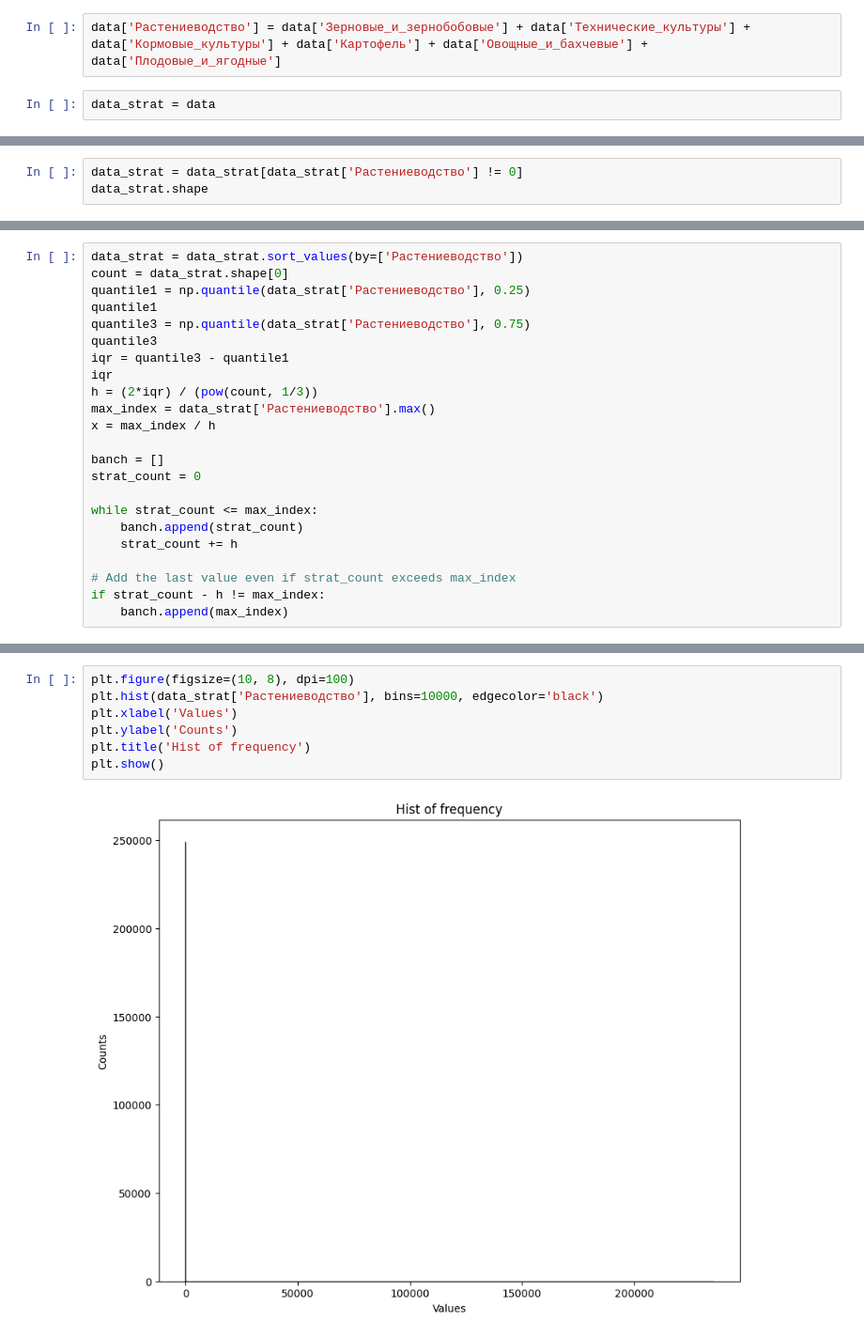
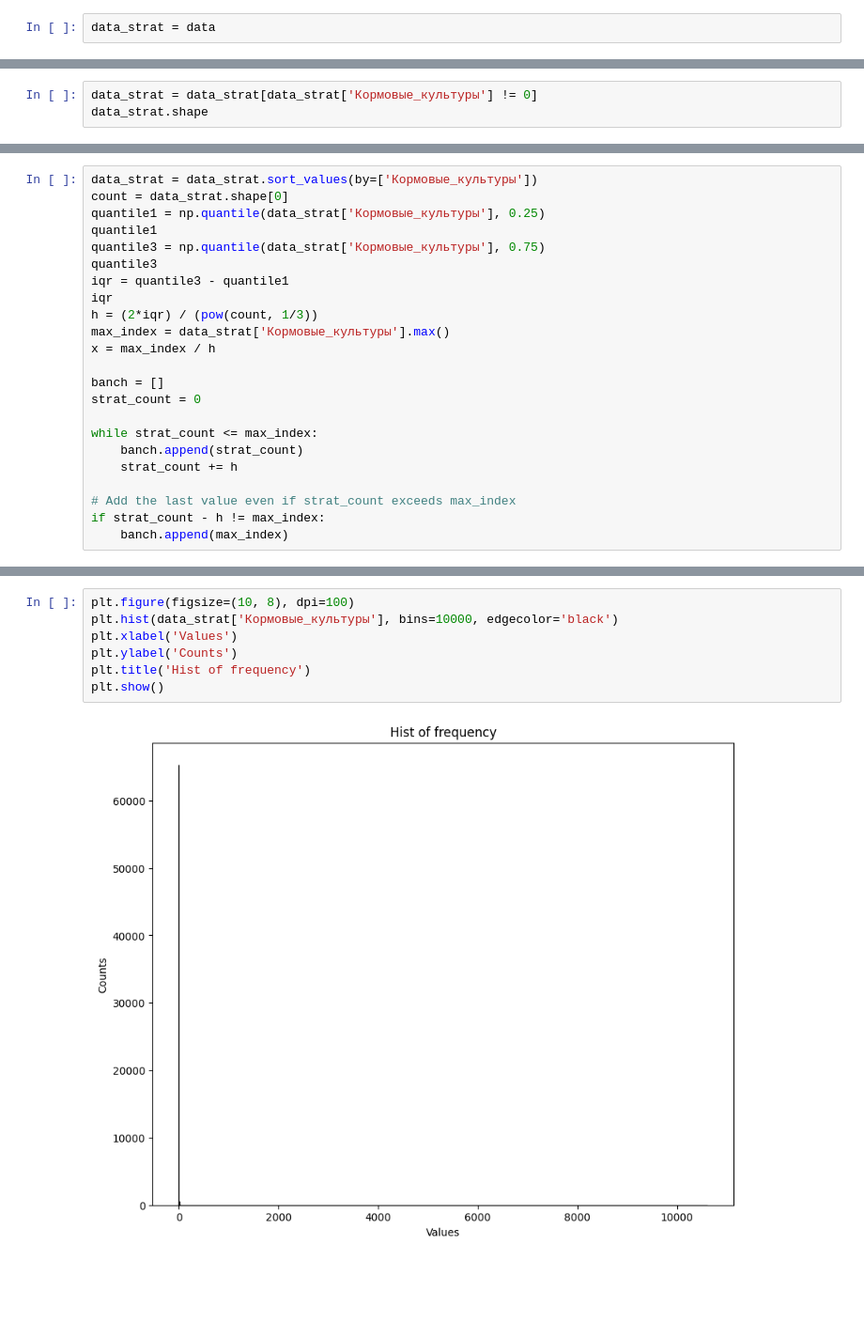
Before and after one commit to SergeyHSE/RegionAnalysis.github.io, a Jupyter notebook: RegionAnalysis.ipynb, the cells around one changed output, grey strips where cells are left out. Shown at 94% size. Saved outputs shown, nothing was run; the diff lists cells and outputs as text; blank space fills up the shorter version.

```diff
--- a/RegionAnalysis.ipynb
+++ b/RegionAnalysis.ipynb
@@ -641,8 +641,6 @@ ax.set_title("Распределение районов по площади ко
 plt.show()
 # %% [output]
 [figure]
-# %%
-data['Растениеводство'] = data['Зерновые_и_зернобобовые'] + data['Технические_культуры'] + data['Кормовые_культуры'] + data['Картофель'] + data['Овощные_и_бахчевые'] + data['Плодовые_и_ягодные']
 # %%
 data_strat = data
 # %%
@@ -652,4 +650,4 @@ data_strat = data
 # %%
-data_strat = data_strat[data_strat['Растениеводство'] != 0]
+data_strat = data_strat[data_strat['Кормовые_культуры'] != 0]
 data_strat.shape
 # %% [output]
@@ -657,14 +655,14 @@ data_strat.shape
 # %%
-data_strat = data_strat.sort_values(by=['Растениеводство'])
+data_strat = data_strat.sort_values(by=['Кормовые_культуры'])
 count = data_strat.shape[0]
-quantile1 = np.quantile(data_strat['Растениеводство'], 0.25)
+quantile1 = np.quantile(data_strat['Кормовые_культуры'], 0.25)
 quantile1
-quantile3 = np.quantile(data_strat['Растениеводство'], 0.75)
+quantile3 = np.quantile(data_strat['Кормовые_культуры'], 0.75)
 quantile3
 iqr = quantile3 - quantile1
 iqr
 h = (2*iqr) / (pow(count, 1/3))
-max_index = data_strat['Растениеводство'].max()
+max_index = data_strat['Кормовые_культуры'].max()
 x = max_index / h
 
 banch = []
@@ -684,9 +682,9 @@ len(banch)
 # %%
 plt.figure(figsize=(10, 8), dpi=100)
-plt.hist(data_strat['Растениеводство'], bins=10000, edgecolor='black')
+plt.hist(data_strat['Кормовые_культуры'], bins=10000, edgecolor='black')
 plt.xlabel('Values')
 plt.ylabel('Counts')
 plt.title('Hist of frequency')
 plt.show()
 # %% [output]
-[figure, old version]
+[figure, new version]
```
Also changed, not shown: parts of 4 cells of this notebook.
